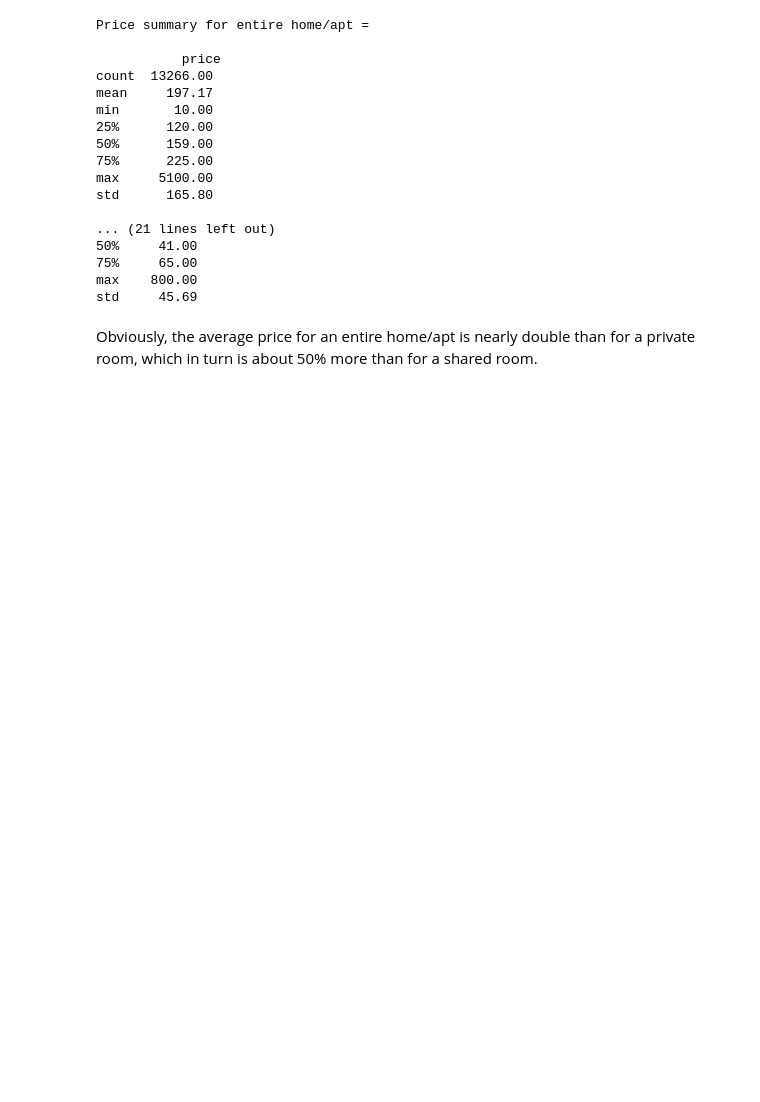
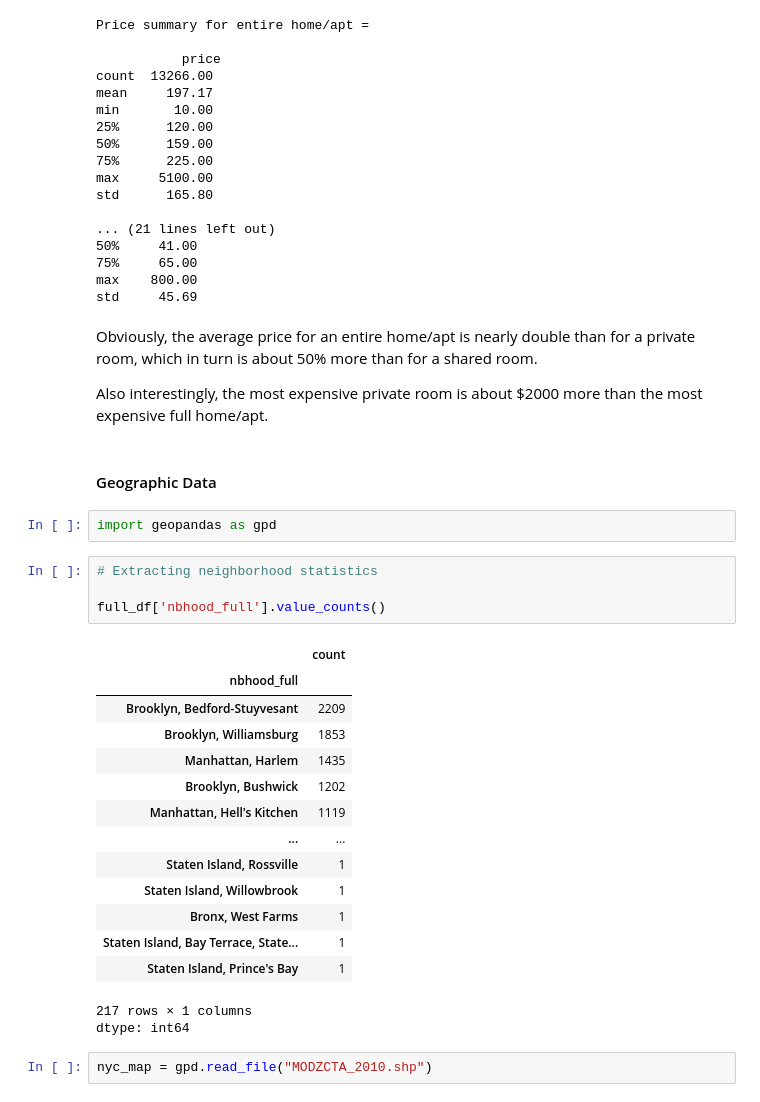
Before and after one commit to pkumar2143/data_science_projects, a Jupyter notebook: NYC_Airbnb_Market.ipynb, the cells around one changed output. Saved outputs shown, nothing was run; the diff lists cells and outputs as text; blank space fills up the shorter version.

Commit message:
airbnb nhood value counts for mapping

```diff
--- a/NYC_Airbnb_Market.ipynb
+++ b/NYC_Airbnb_Market.ipynb
@@ -278,3 +280,31 @@ max    800.00
 std     45.69
 # %% [markdown]
 Obviously, the average price for an entire home/apt is nearly double than for a private room, which in turn is about 50% more than for a shared room.
+
+Also interestingly, the most expensive private room is about $2000 more than the most expensive full home/apt.
+# %% [markdown]
+#### Geographic Data
+# %%
+import geopandas as gpd
+# %%
+# Extracting neighborhood statistics
+
+full_df['nbhood_full'].value_counts()
+# %% [output]
+|  | count |
+| nbhood_full |  |
+| Brooklyn, Bedford-Stuyvesant | 2209 |
+| Brooklyn, Williamsburg | 1853 |
+| Manhattan, Harlem | 1435 |
+| Brooklyn, Bushwick | 1202 |
+| Manhattan, Hell's Kitchen | 1119 |
+| ... | ... |
+| Staten Island, Rossville | 1 |
+| Staten Island, Willowbrook | 1 |
+| Bronx, West Farms | 1 |
+| Staten Island, Bay Terrace, State... | 1 |
+| Staten Island, Prince's Bay | 1 |
+217 rows × 1 columns
+dtype: int64
+# %%
+nyc_map = gpd.read_file("MODZCTA_2010.shp")
```
Also changed, not shown: parts of 3 cells of this notebook.
